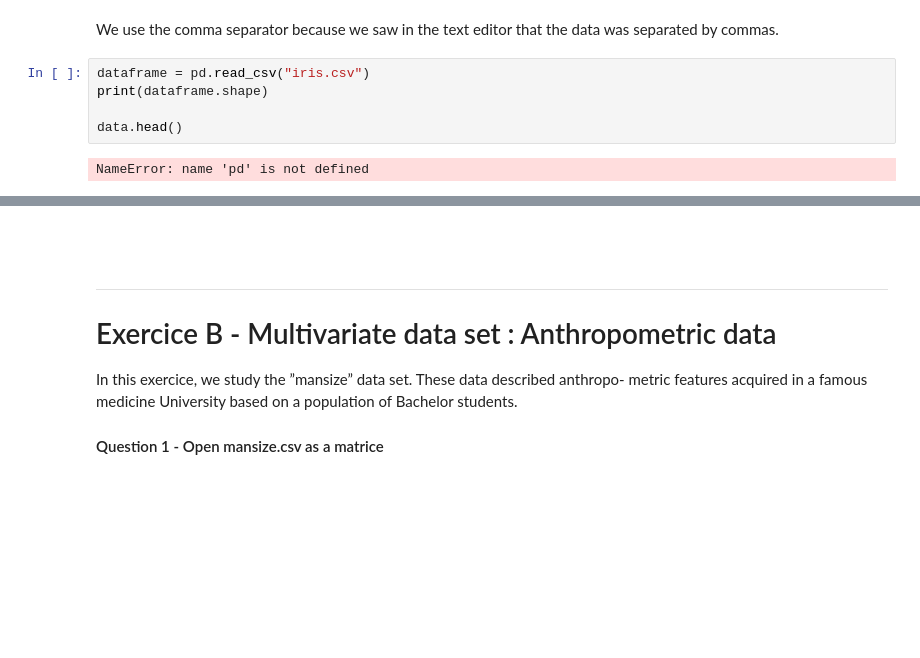
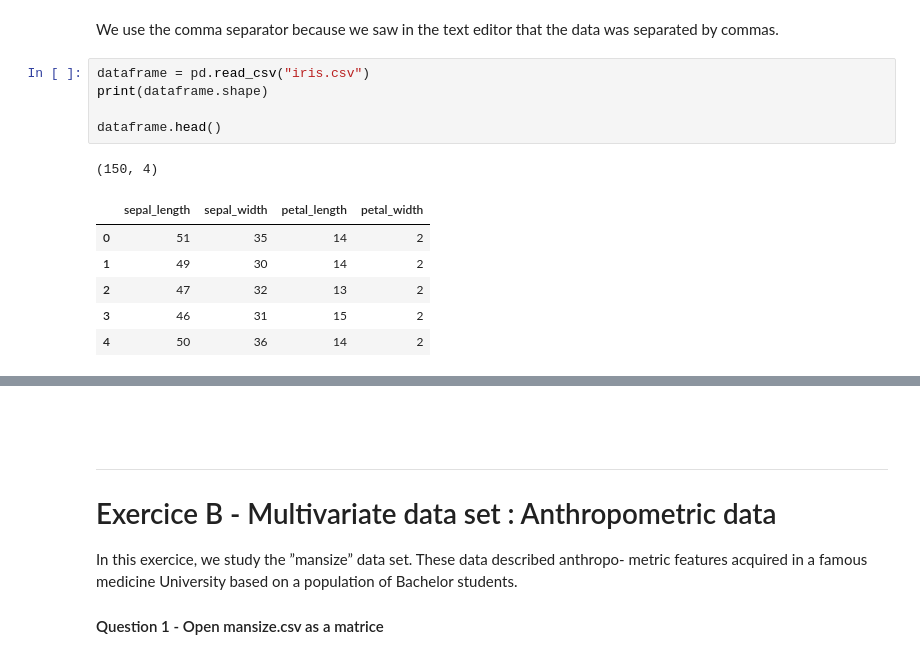
Before and after one commit to sebastienmascha/data-science-ML-python-isep, a Jupyter notebook: Lab2_mascha_sebastien/lab2_ExA.ipynb, the cells around one changed output, grey strips where cells are left out. Drawn from its saved outputs; the diff is of its cells as text; blank space fills up the shorter version.

```diff
--- a/Lab2_mascha_sebastien/lab2_ExA.ipynb
+++ b/Lab2_mascha_sebastien/lab2_ExA.ipynb
@@ -39,8 +38,14 @@ by commas.
 # %%
 dataframe = pd.read_csv("iris.csv")
 print(dataframe.shape)
 
-data.head()
+dataframe.head()
 # %% [output]
-NameError: name 'pd' is not defined
+(150, 4)
+|  | sepal_length | sepal_width | petal_length | petal_width |
+| 0 | 51 | 35 | 14 | 2 |
+| 1 | 49 | 30 | 14 | 2 |
+| 2 | 47 | 32 | 13 | 2 |
+| 3 | 46 | 31 | 15 | 2 |
+| 4 | 50 | 36 | 14 | 2 |
 # %%
```
Also changed, not shown: parts of 24 cells of this notebook.
